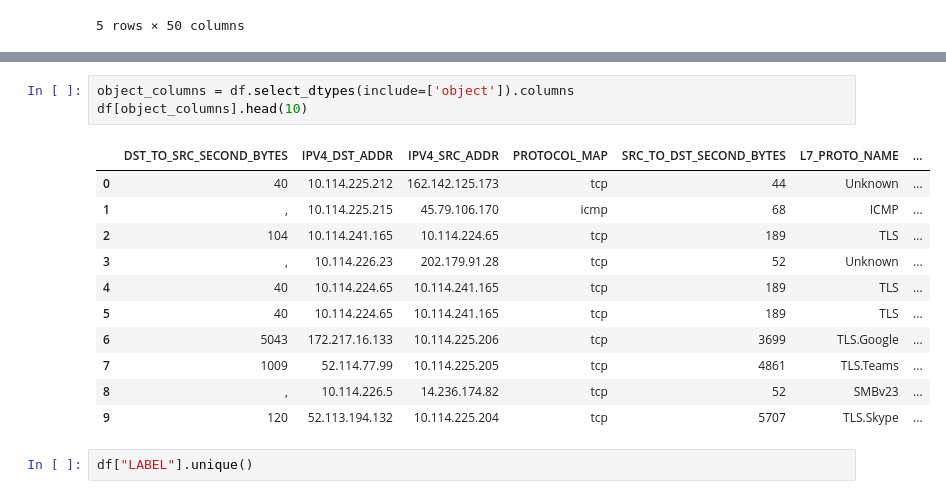
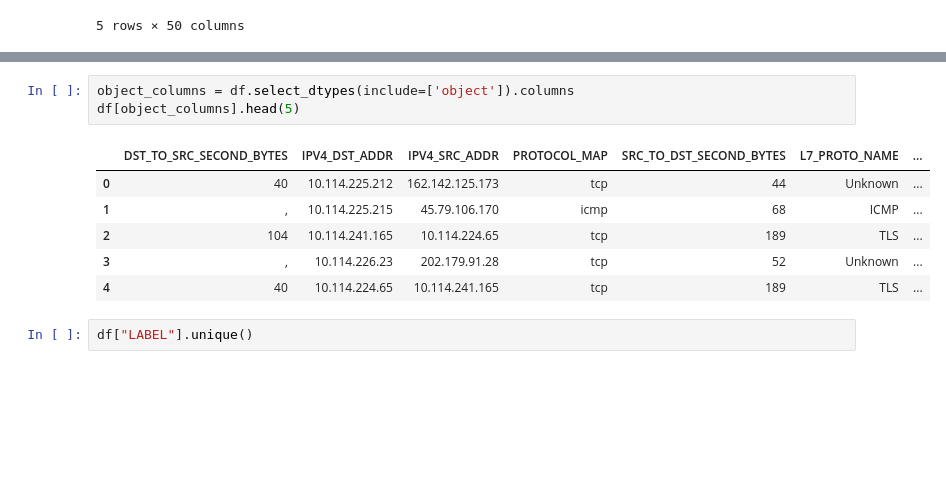
Before and after one commit to DouglasDL28/attack-detection, a Jupyter notebook: preprocessing.ipynb, the cells around one changed output, grey strips where cells are left out. Saved outputs shown, nothing was run; the diff lists cells and outputs as text; blank space fills up the shorter version.

```diff
--- a/preprocessing.ipynb
+++ b/preprocessing.ipynb
@@ -97,19 +77,14 @@ df.describe(include=['object'])
 | freq | 3053652 | 3604686 | 5671376 | 8950058 | 2534718 | 4090802 | ... |
 # %%
 object_columns = df.select_dtypes(include=['object']).columns
-df[object_columns].head(10)
+df[object_columns].head(5)
 # %% [output]
 |  | DST_TO_SRC_SECOND_BYTES | IPV4_DST_ADDR | IPV4_SRC_ADDR | PROTOCOL_MAP | SRC_TO_DST_SECOND_BYTES | L7_PROTO_NAME | ... |
 | 0 | 40 | 10.114.225.212 | 162.142.125.173 | tcp | 44 | Unknown | ... |
 | 1 | , | 10.114.225.215 | 45.79.106.170 | icmp | 68 | ICMP | ... |
 | 2 | 104 | 10.114.241.165 | 10.114.224.65 | tcp | 189 | TLS | ... |
 | 3 | , | 10.114.226.23 | 202.179.91.28 | tcp | 52 | Unknown | ... |
 | 4 | 40 | 10.114.224.65 | 10.114.241.165 | tcp | 189 | TLS | ... |
-| 5 | 40 | 10.114.224.65 | 10.114.241.165 | tcp | 189 | TLS | ... |
-| 6 | 5043 | 172.217.16.133 | 10.114.225.206 | tcp | 3699 | TLS.Google | ... |
-| 7 | 1009 | 52.114.77.99 | 10.114.225.205 | tcp | 4861 | TLS.Teams | ... |
-| 8 | , | 10.114.226.5 | 14.236.174.82 | tcp | 52 | SMBv23 | ... |
-| 9 | 120 | 52.113.194.132 | 10.114.225.204 | tcp | 5707 | TLS.Skype | ... |
 # %%
 df["LABEL"].unique()
 # %% [output]
```
Also changed, not shown: parts of 60 cells of this notebook, 1 other file.
